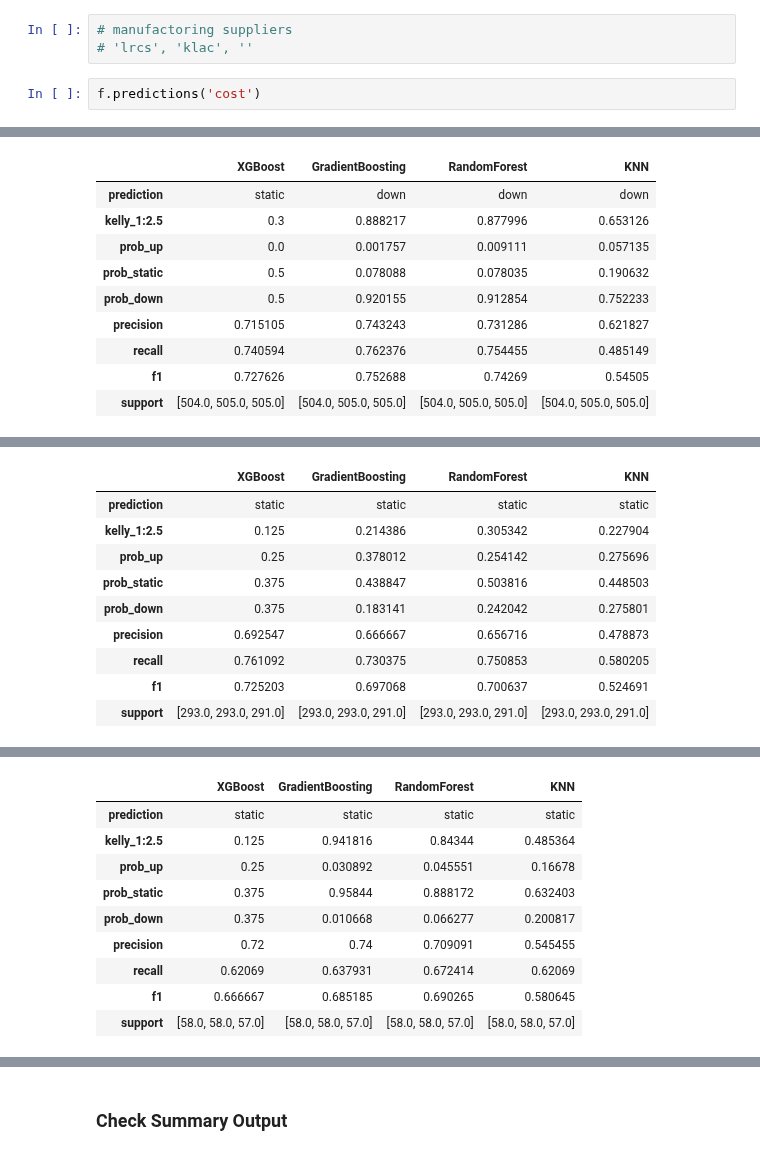
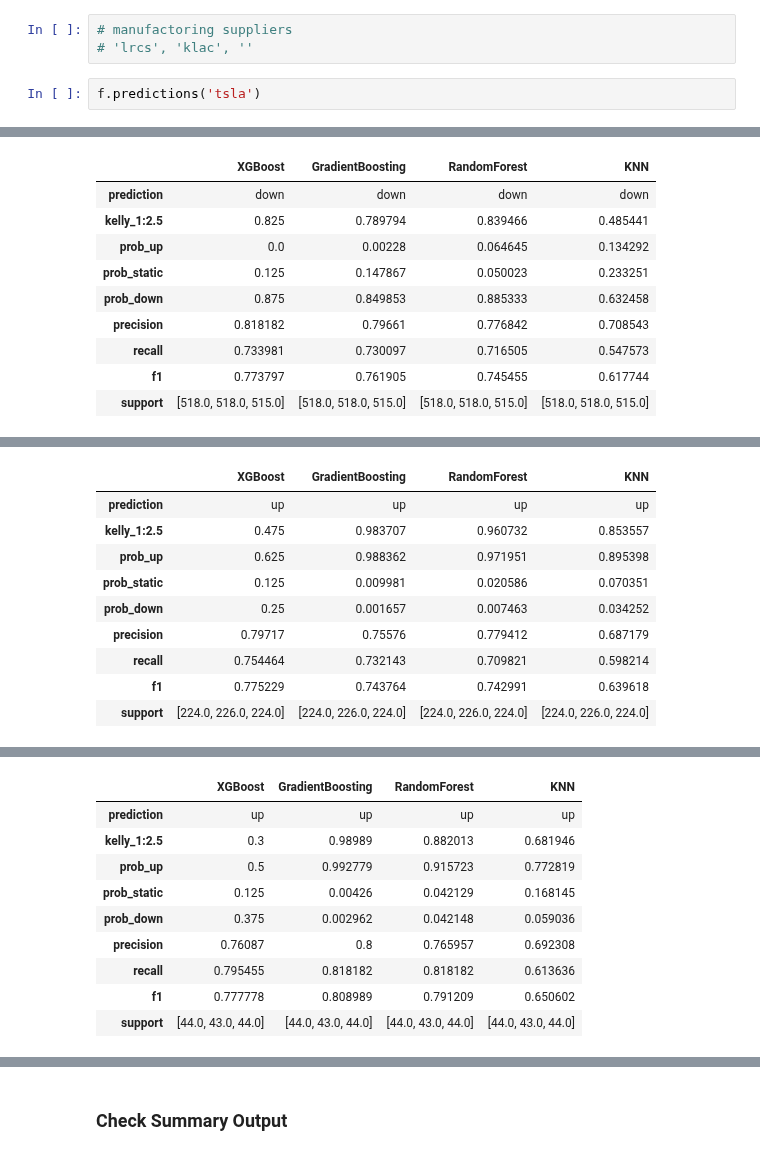
Before and after one commit to yuchild/stock_production, a Jupyter notebook: stock_next_time_frame_predictor.ipynb, the cells around one changed output, grey strips where cells are left out. Drawn from its saved outputs; the diff is of its cells as text.

```diff
--- a/stock_next_time_frame_predictor.ipynb
+++ b/stock_next_time_frame_predictor.ipynb
@@ -43,5 +43,5 @@ from src import functions as f
 # manufactoring suppliers
 # 'lrcs', 'klac', ''
 # %%
-f.predictions('cost')
+f.predictions('tsla')
 # %% [output]
@@ -82,10 +82,10 @@ COST 1h Interval Timestamp: 2024-10-27 04:24:19
 |  | XGBoost | GradientBoosting | RandomForest | KNN |
-| prediction | static | down | down | down |
-| kelly_1:2.5 | 0.3 | 0.888217 | 0.877996 | 0.653126 |
-| prob_up | 0.0 | 0.001757 | 0.009111 | 0.057135 |
-| prob_static | 0.5 | 0.078088 | 0.078035 | 0.190632 |
-| prob_down | 0.5 | 0.920155 | 0.912854 | 0.752233 |
-| precision | 0.715105 | 0.743243 | 0.731286 | 0.621827 |
-| recall | 0.740594 | 0.762376 | 0.754455 | 0.485149 |
-| f1 | 0.727626 | 0.752688 | 0.74269 | 0.54505 |
-| support | [504.0, 505.0, 505.0] | [504.0, 505.0, 505.0] | [504.0, 505.0, 505.0] | [504.0, 505.0, 505.0] |
+| prediction | down | down | down | down |
+| kelly_1:2.5 | 0.825 | 0.789794 | 0.839466 | 0.485441 |
+| prob_up | 0.0 | 0.00228 | 0.064645 | 0.134292 |
+| prob_static | 0.125 | 0.147867 | 0.050023 | 0.233251 |
+| prob_down | 0.875 | 0.849853 | 0.885333 | 0.632458 |
+| precision | 0.818182 | 0.79661 | 0.776842 | 0.708543 |
+| recall | 0.733981 | 0.730097 | 0.716505 | 0.547573 |
+| f1 | 0.773797 | 0.761905 | 0.745455 | 0.617744 |
+| support | [518.0, 518.0, 515.0] | [518.0, 518.0, 515.0] | [518.0, 518.0, 515.0] | [518.0, 518.0, 515.0] |
@@ -93,10 +93,10 @@ COST 1d Interval Timestamp: 2024-10-27 04:24:27
 |  | XGBoost | GradientBoosting | RandomForest | KNN |
-| prediction | static | static | static | static |
-| kelly_1:2.5 | 0.125 | 0.214386 | 0.305342 | 0.227904 |
-| prob_up | 0.25 | 0.378012 | 0.254142 | 0.275696 |
-| prob_static | 0.375 | 0.438847 | 0.503816 | 0.448503 |
-| prob_down | 0.375 | 0.183141 | 0.242042 | 0.275801 |
-| precision | 0.692547 | 0.666667 | 0.656716 | 0.478873 |
-| recall | 0.761092 | 0.730375 | 0.750853 | 0.580205 |
-| f1 | 0.725203 | 0.697068 | 0.700637 | 0.524691 |
-| support | [293.0, 293.0, 291.0] | [293.0, 293.0, 291.0] | [293.0, 293.0, 291.0] | [293.0, 293.0, 291.0] |
+| prediction | up | up | up | up |
+| kelly_1:2.5 | 0.475 | 0.983707 | 0.960732 | 0.853557 |
+| prob_up | 0.625 | 0.988362 | 0.971951 | 0.895398 |
+| prob_static | 0.125 | 0.009981 | 0.020586 | 0.070351 |
+| prob_down | 0.25 | 0.001657 | 0.007463 | 0.034252 |
+| precision | 0.79717 | 0.75576 | 0.779412 | 0.687179 |
+| recall | 0.754464 | 0.732143 | 0.709821 | 0.598214 |
+| f1 | 0.775229 | 0.743764 | 0.742991 | 0.639618 |
+| support | [224.0, 226.0, 224.0] | [224.0, 226.0, 224.0] | [224.0, 226.0, 224.0] | [224.0, 226.0, 224.0] |
@@ -104,10 +104,10 @@ COST 1wk Interval Timestamp: 2024-10-27 04:24:32
 |  | XGBoost | GradientBoosting | RandomForest | KNN |
-| prediction | static | static | static | static |
-| kelly_1:2.5 | 0.125 | 0.941816 | 0.84344 | 0.485364 |
-| prob_up | 0.25 | 0.030892 | 0.045551 | 0.16678 |
-| prob_static | 0.375 | 0.95844 | 0.888172 | 0.632403 |
-| prob_down | 0.375 | 0.010668 | 0.066277 | 0.200817 |
-| precision | 0.72 | 0.74 | 0.709091 | 0.545455 |
-| recall | 0.62069 | 0.637931 | 0.672414 | 0.62069 |
-| f1 | 0.666667 | 0.685185 | 0.690265 | 0.580645 |
-| support | [58.0, 58.0, 57.0] | [58.0, 58.0, 57.0] | [58.0, 58.0, 57.0] | [58.0, 58.0, 57.0] |
+| prediction | up | up | up | up |
+| kelly_1:2.5 | 0.3 | 0.98989 | 0.882013 | 0.681946 |
+| prob_up | 0.5 | 0.992779 | 0.915723 | 0.772819 |
+| prob_static | 0.125 | 0.00426 | 0.042129 | 0.168145 |
+| prob_down | 0.375 | 0.002962 | 0.042148 | 0.059036 |
+| precision | 0.76087 | 0.8 | 0.765957 | 0.692308 |
+| recall | 0.795455 | 0.818182 | 0.818182 | 0.613636 |
+| f1 | 0.777778 | 0.808989 | 0.791209 | 0.650602 |
+| support | [44.0, 43.0, 44.0] | [44.0, 43.0, 44.0] | [44.0, 43.0, 44.0] | [44.0, 43.0, 44.0] |
```
Also changed, not shown: parts of 1 cell of this notebook, 14 other files.
